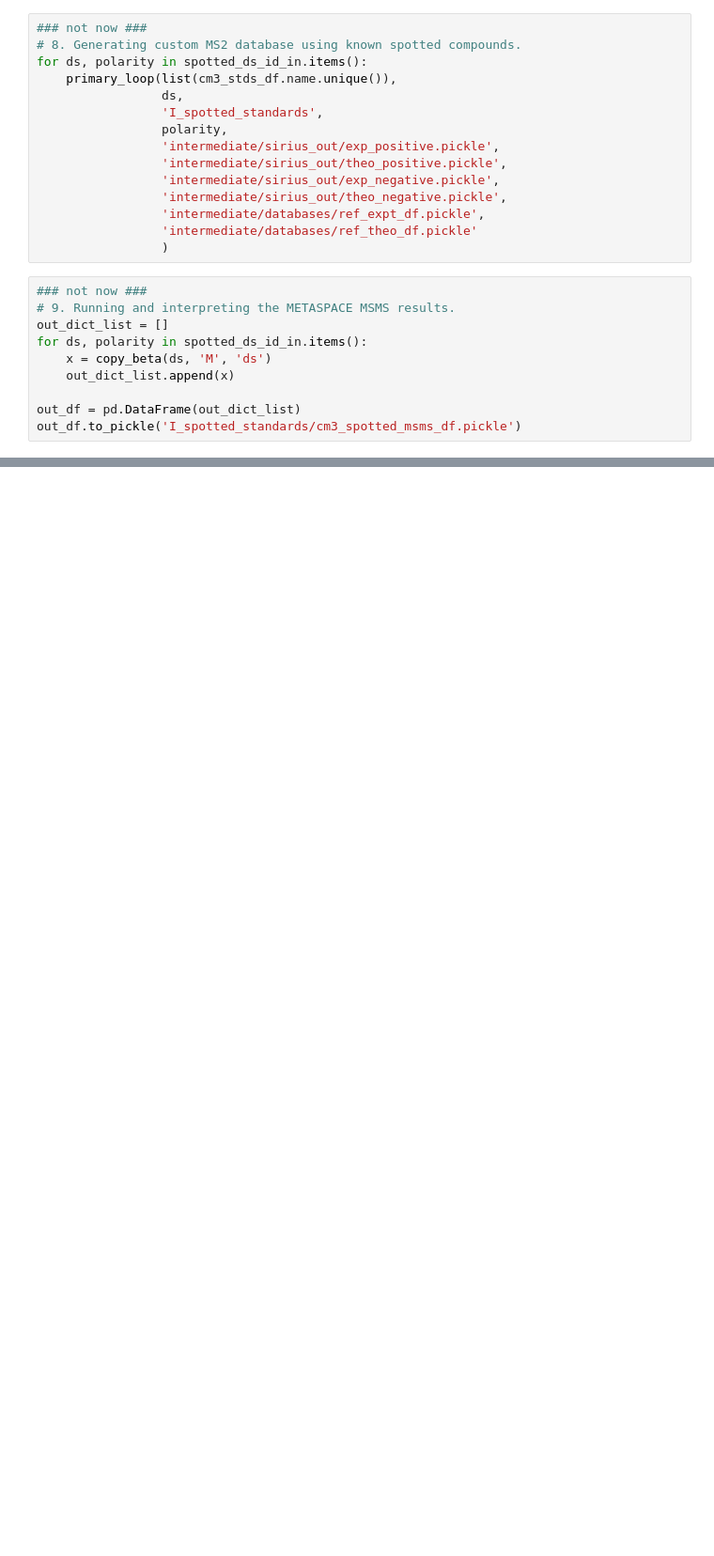
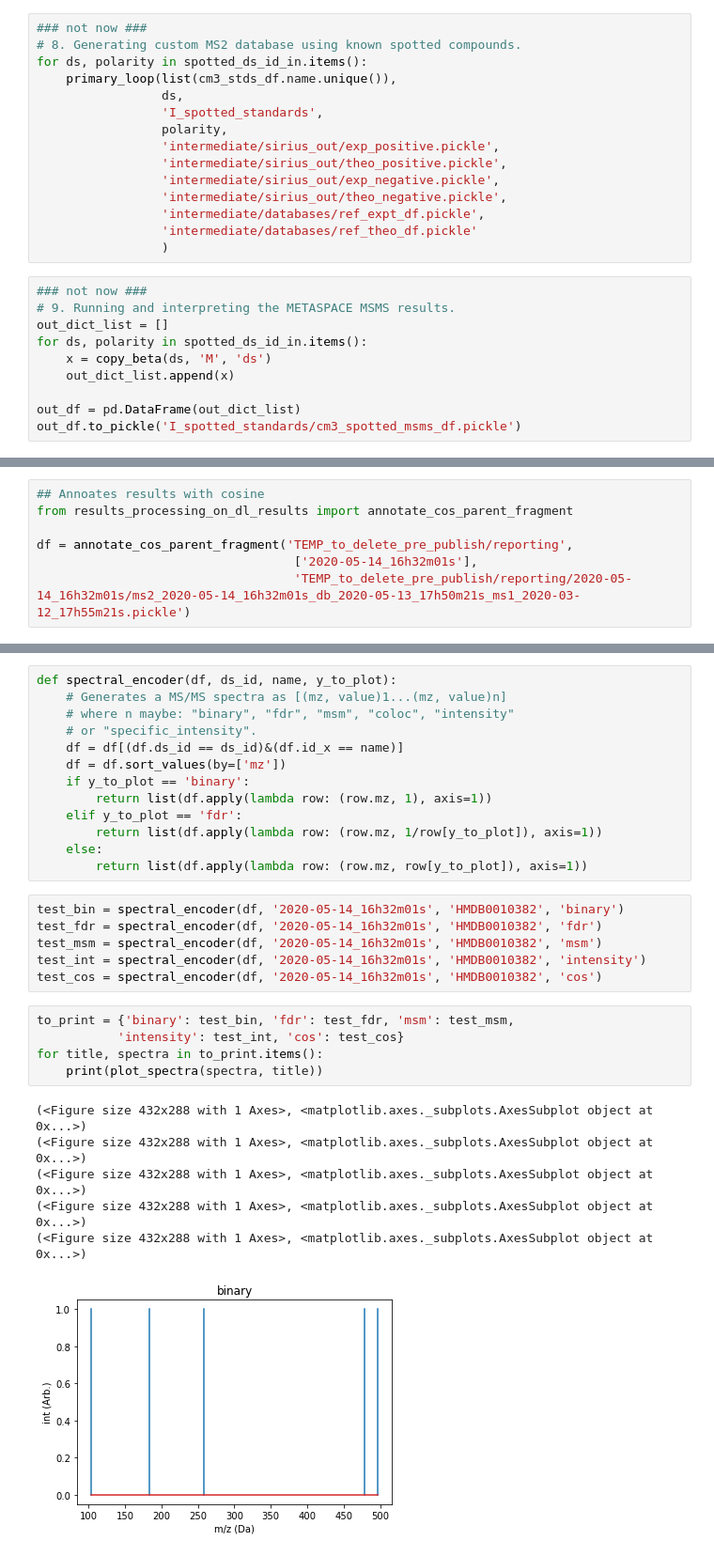
Before and after one commit to DinosaurInSpace/metaspace_msms_paper, a Jupyter notebook: I_spotted_standards.ipynb, the cells around one changed output, grey strips where cells are left out. Shown at 94% size. Saved outputs shown, nothing was run; the diff lists cells and outputs as text; blank space fills up the shorter version.

```diff
--- a/I_spotted_standards.ipynb
+++ b/I_spotted_standards.ipynb
@@ -204,0 +225,7 @@ out_df.to_pickle('I_spotted_standards/cm3_spotted_msms_df.pickle')
+# %%
+## Annoates results with cosine
+from results_processing_on_dl_results import annotate_cos_parent_fragment
+
+df = annotate_cos_parent_fragment('TEMP_to_delete_pre_publish/reporting',
+                                   ['2020-05-14_16h32m01s'],
+                                   'TEMP_to_delete_pre_publish/reporting/2020-05-14_16h32m01s/ms2_2020-05-14_16h32m01s_db_2020-05-13_17h50m21s_ms1_2020-03-12_17h55m21s.pickle')
@@ -204,0 +248,31 @@ out_df.to_pickle('I_spotted_standards/cm3_spotted_msms_df.pickle')
+# %%
+def spectral_encoder(df, ds_id, name, y_to_plot):
+    # Generates a MS/MS spectra as [(mz, value)1...(mz, value)n]
+    # where n maybe: "binary", "fdr", "msm", "coloc", "intensity"
+    # or "specific_intensity".
+    df = df[(df.ds_id == ds_id)&(df.id_x == name)]
+    df = df.sort_values(by=['mz'])
+    if y_to_plot == 'binary':
+        return list(df.apply(lambda row: (row.mz, 1), axis=1))
+    elif y_to_plot == 'fdr':
+        return list(df.apply(lambda row: (row.mz, 1/row[y_to_plot]), axis=1))
+    else:
+        return list(df.apply(lambda row: (row.mz, row[y_to_plot]), axis=1))
+# %%
+test_bin = spectral_encoder(df, '2020-05-14_16h32m01s', 'HMDB0010382', 'binary')
+test_fdr = spectral_encoder(df, '2020-05-14_16h32m01s', 'HMDB0010382', 'fdr')
+test_msm = spectral_encoder(df, '2020-05-14_16h32m01s', 'HMDB0010382', 'msm')
+test_int = spectral_encoder(df, '2020-05-14_16h32m01s', 'HMDB0010382', 'intensity')
+test_cos = spectral_encoder(df, '2020-05-14_16h32m01s', 'HMDB0010382', 'cos')
+# %%
+to_print = {'binary': test_bin, 'fdr': test_fdr, 'msm': test_msm,
+           'intensity': test_int, 'cos': test_cos}
+for title, spectra in to_print.items():
+    print(plot_spectra(spectra, title))
+# %% [output]
+(<Figure size 432x288 with 1 Axes>, <matplotlib.axes._subplots.AxesSubplot object at 0x...>)
+(<Figure size 432x288 with 1 Axes>, <matplotlib.axes._subplots.AxesSubplot object at 0x...>)
+(<Figure size 432x288 with 1 Axes>, <matplotlib.axes._subplots.AxesSubplot object at 0x...>)
+(<Figure size 432x288 with 1 Axes>, <matplotlib.axes._subplots.AxesSubplot object at 0x...>)
+(<Figure size 432x288 with 1 Axes>, <matplotlib.axes._subplots.AxesSubplot object at 0x...>)
+[figure, added]
```
Also changed, not shown: parts of 19 cells of this notebook, 5 other files.
